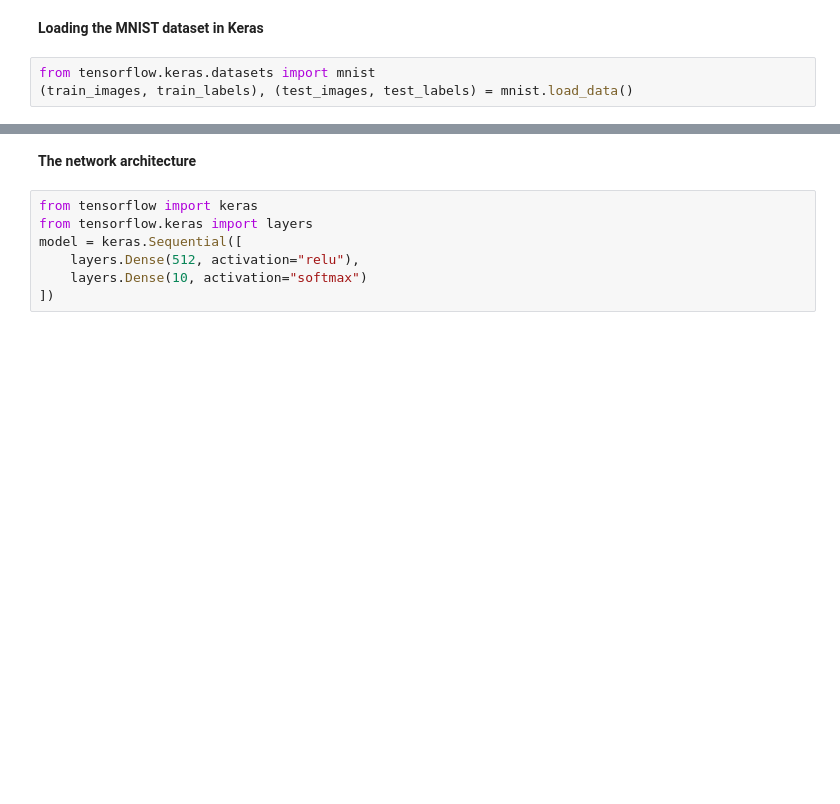
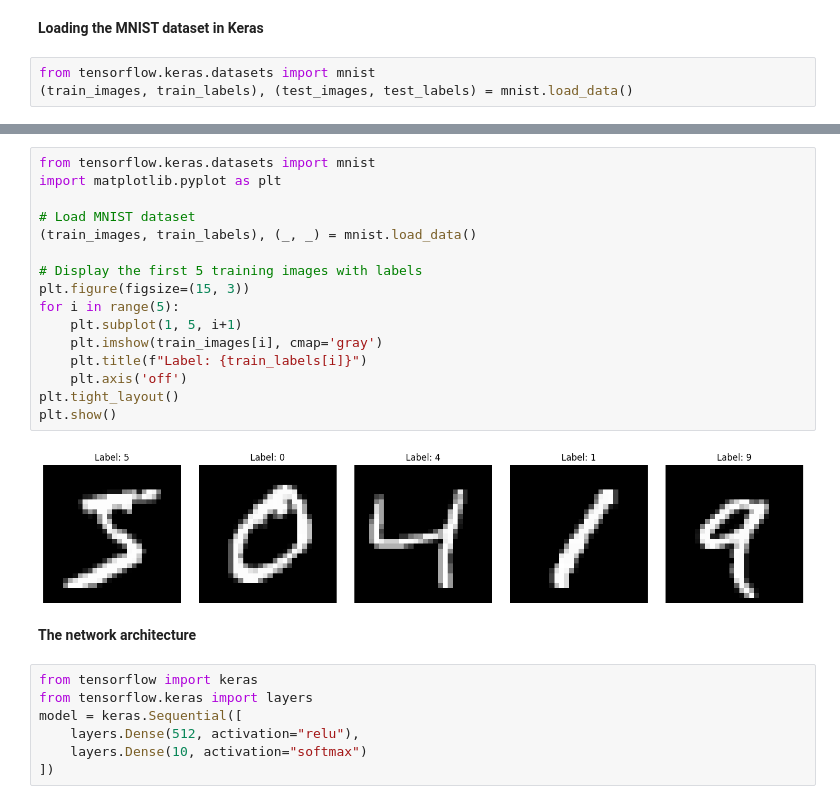
Before and after one commit to PhonxayMax/5_Deep-Learning-with-Python_Francois-Chollet, a Jupyter notebook: CH2_chapter02_mathematical_building_blocks.ipynb, the cells around one changed output, grey strips where cells are left out. Saved outputs shown, nothing was run; the diff lists cells and outputs as text; blank space fills up the shorter version.

```diff
--- a/CH2_chapter02_mathematical_building_blocks.ipynb
+++ b/CH2_chapter02_mathematical_building_blocks.ipynb
@@ -30,3 +42,21 @@ test_labels
+# %%
+from tensorflow.keras.datasets import mnist
+import matplotlib.pyplot as plt
+
+# Load MNIST dataset
+(train_images, train_labels), (_, _) = mnist.load_data()
+
+# Display the first 5 training images with labels
+plt.figure(figsize=(15, 3))
+for i in range(5):
+    plt.subplot(1, 5, i+1)
+    plt.imshow(train_images[i], cmap='gray')
+    plt.title(f"Label: {train_labels[i]}")
+    plt.axis('off')
+plt.tight_layout()
+plt.show()
+# %% [output]
+[figure, added]
 # %% [markdown]
 **The network architecture**
 # %%
```
Also changed, not shown: parts of 12 cells of this notebook.
